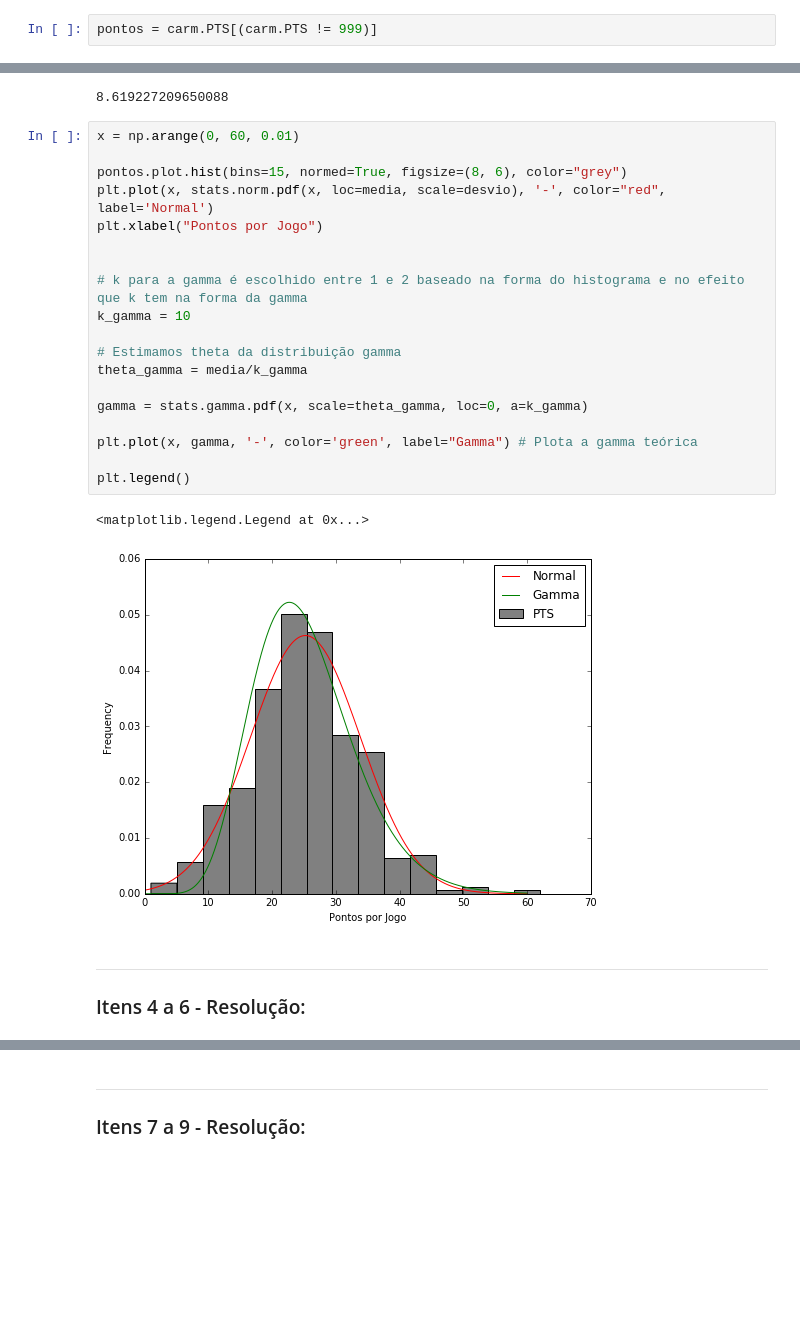
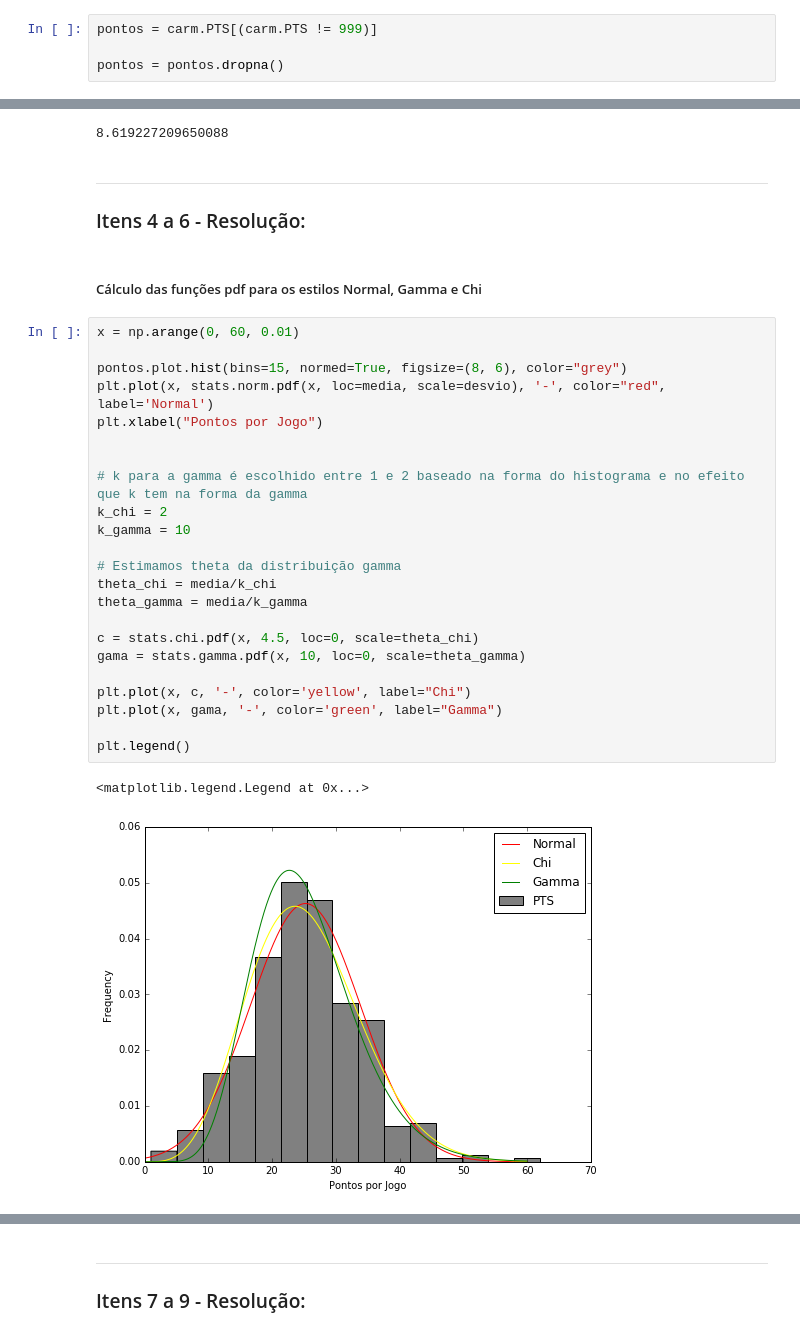
Before and after one commit to guigs10mil/CD, a Jupyter notebook: MiniProjeto1/Guilherme-MiniProjeto1.ipynb, the cells around one changed output, grey strips where cells are left out. Cells and saved outputs as stored; diff of their text form; blank space fills up the shorter version.

```diff
--- a/MiniProjeto1/Guilherme-MiniProjeto1.ipynb
+++ b/MiniProjeto1/Guilherme-MiniProjeto1.ipynb
@@ -41,3 +48,5 @@ A value is trying to be set on a copy of a slice from a DataFrame
 See the caveats in the documentation: http://pandas.pydata.org/pandas-docs/stable/indexing.html#indexing-view-versus-copy
 # %%
 pontos = carm.PTS[(carm.PTS != 999)]
+
+pontos = pontos.dropna()
@@ -71,28 +84,34 @@ desvio = (soma/len(ls))**(1/2)
 desvio
 # %% [output]
 8.619227209650088
-# %%
-x = np.arange(0, 60, 0.01)
-
-pontos.plot.hist(bins=15, normed=True, figsize=(8, 6), color="grey")
-plt.plot(x, stats.norm.pdf(x, loc=media, scale=desvio), '-', color="red", label='Normal')
-plt.xlabel("Pontos por Jogo")
-
-
-# k para a gamma é escolhido entre 1 e 2 baseado na forma do histograma e no efeito que k tem na forma da gamma
-k_gamma = 10
-
-# Estimamos theta da distribuição gamma
-theta_gamma = media/k_gamma
-
-gamma = stats.gamma.pdf(x, scale=theta_gamma, loc=0, a=k_gamma)
-
-plt.plot(x, gamma, '-', color='green', label="Gamma") # Plota a gamma teórica
-
-plt.legend()
-# %% [output]
-<matplotlib.legend.Legend at 0x...>
-[figure, removed]
 # %% [markdown]
 ___
 ### Itens 4 a 6 - Resolução:
+# %% [markdown]
+##### Cálculo das funções pdf para os estilos Normal, Gamma e Chi
+# %%
+x = np.arange(0, 60, 0.01)
+
+pontos.plot.hist(bins=15, normed=True, figsize=(8, 6), color="grey")
+plt.plot(x, stats.norm.pdf(x, loc=media, scale=desvio), '-', color="red", label='Normal')
+plt.xlabel("Pontos por Jogo")
+
+
+# k para a gamma é escolhido entre 1 e 2 baseado na forma do histograma e no efeito que k tem na forma da gamma
+k_chi = 2
+k_gamma = 10
+
+# Estimamos theta da distribuição gamma
+theta_chi = media/k_chi
+theta_gamma = media/k_gamma
+
+c = stats.chi.pdf(x, 4.5, loc=0, scale=theta_chi)
+gama = stats.gamma.pdf(x, 10, loc=0, scale=theta_gamma)
+
+plt.plot(x, c, '-', color='yellow', label="Chi")
+plt.plot(x, gama, '-', color='green', label="Gamma")
+
+plt.legend()
+# %% [output]
+<matplotlib.legend.Legend at 0x...>
+[figure, added]
```
Also changed, not shown: parts of 17 cells of this notebook.
